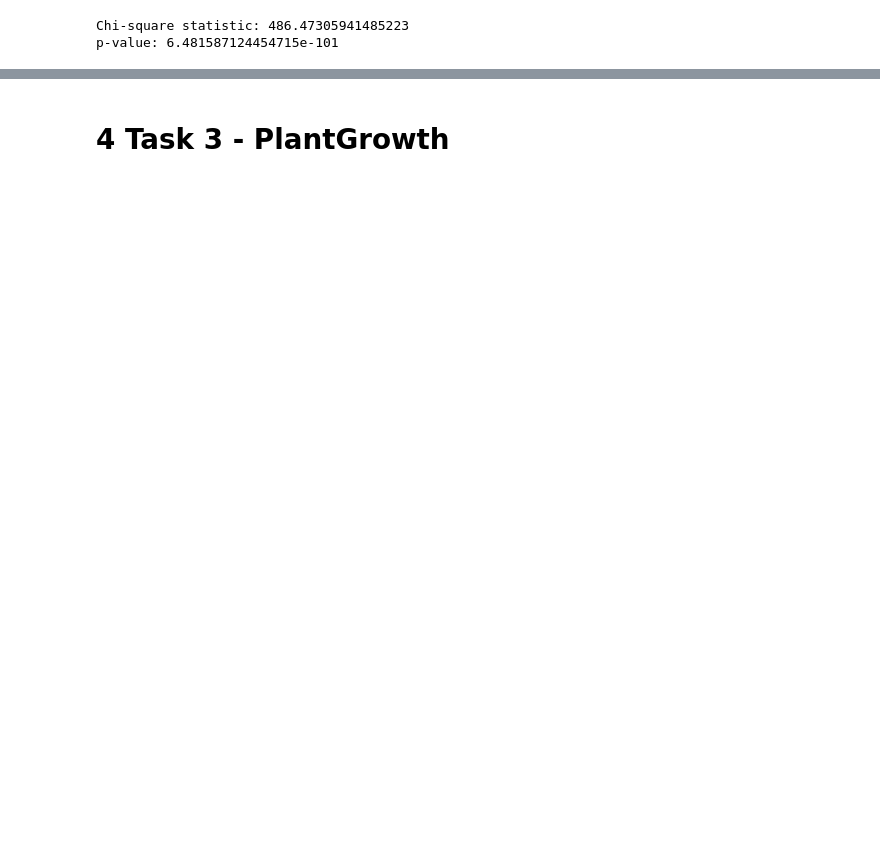
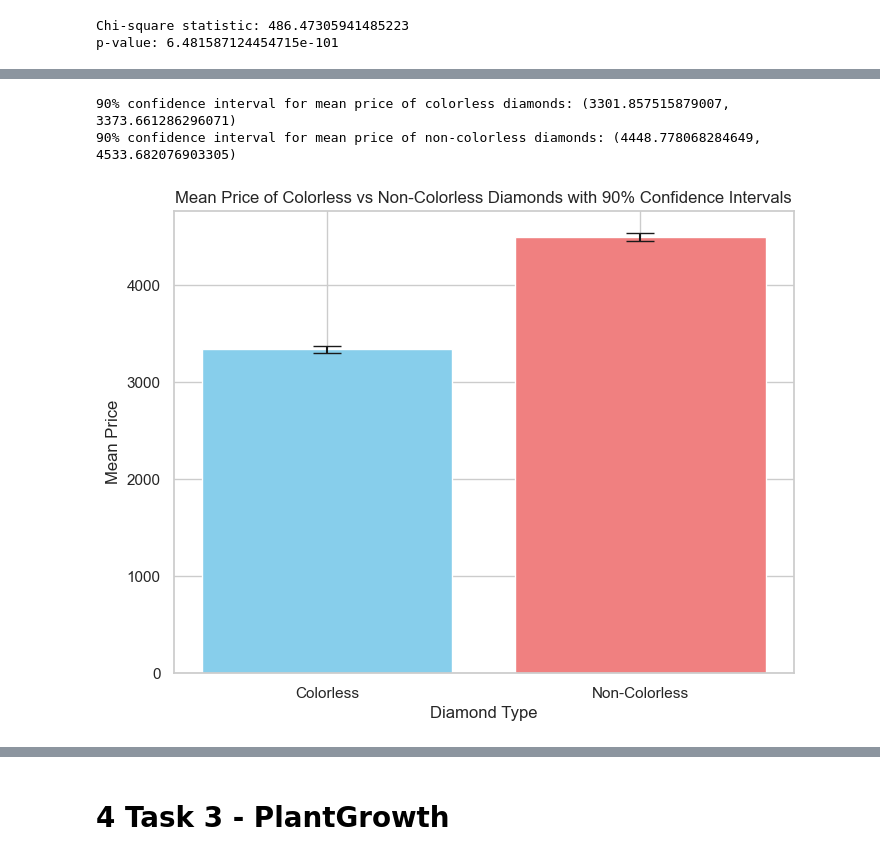
Before and after one commit to AnaPaulaDamasceno/Statistics, a Jupyter notebook: CA2_AnaPaulaDamasceno_Statistic.ipynb, the cells around one changed output, grey strips where cells are left out. Cells and saved outputs as stored; diff of their text form; code cells hidden in the pictures; blank space fills up the shorter version.

```diff
--- a/CA2_AnaPaulaDamasceno_Statistic.ipynb
+++ b/CA2_AnaPaulaDamasceno_Statistic.ipynb
@@ -640,0 +601,32 @@ plt.show()
+# %%
+import scipy.stats as stats
+
+# 90% confidence interval for the mean price of colorless diamonds
+colorless_prices = dfd[dfd['colorless'] == 1]['price']
+ci_colorless = stats.t.interval(0.90, len(colorless_prices)-1, loc=colorless_prices.mean(), scale=stats.sem(colorless_prices))
+print("90% confidence interval for mean price of colorless diamonds:", ci_colorless)
+
+# 90% confidence interval for the mean price of non-colorless diamonds
+non_colorless_prices = dfd[dfd['colorless'] == 0]['price']
+ci_non_colorless = stats.t.interval(0.90, len(non_colorless_prices)-1, loc=non_colorless_prices.mean(), scale=stats.sem(non_colorless_prices))
+print("90% confidence interval for mean price of non-colorless diamonds:", ci_non_colorless)
+# %% [output]
+90% confidence interval for mean price of colorless diamonds: (3301.857515879007, 3373.661286296071)
+90% confidence interval for mean price of non-colorless diamonds: (4448.778068284649, 4533.682076903305)
+# %%
+import matplotlib.pyplot as plt
+
+# Define the data
+categories = ['Colorless', 'Non-Colorless']
+means = [3337.76, 4491.23]  # Mean prices
+errors = [(3373.66 - 3301.86) / 2, (4533.68 - 4448.78) / 2]  # Half of the confidence interval for each category
+
+# Create the bar chart with confidence intervals
+plt.figure(figsize=(8, 6))
+plt.bar(categories, means, yerr=errors, capsize=10, color=['skyblue', 'lightcoral'])
+plt.title('Mean Price of Colorless vs Non-Colorless Diamonds with 90% Confidence Intervals')
+plt.xlabel('Diamond Type')
+plt.ylabel('Mean Price')
+plt.show()
+# %% [output]
+[figure, added]
```
Also changed, not shown: parts of 135 cells of this notebook.
